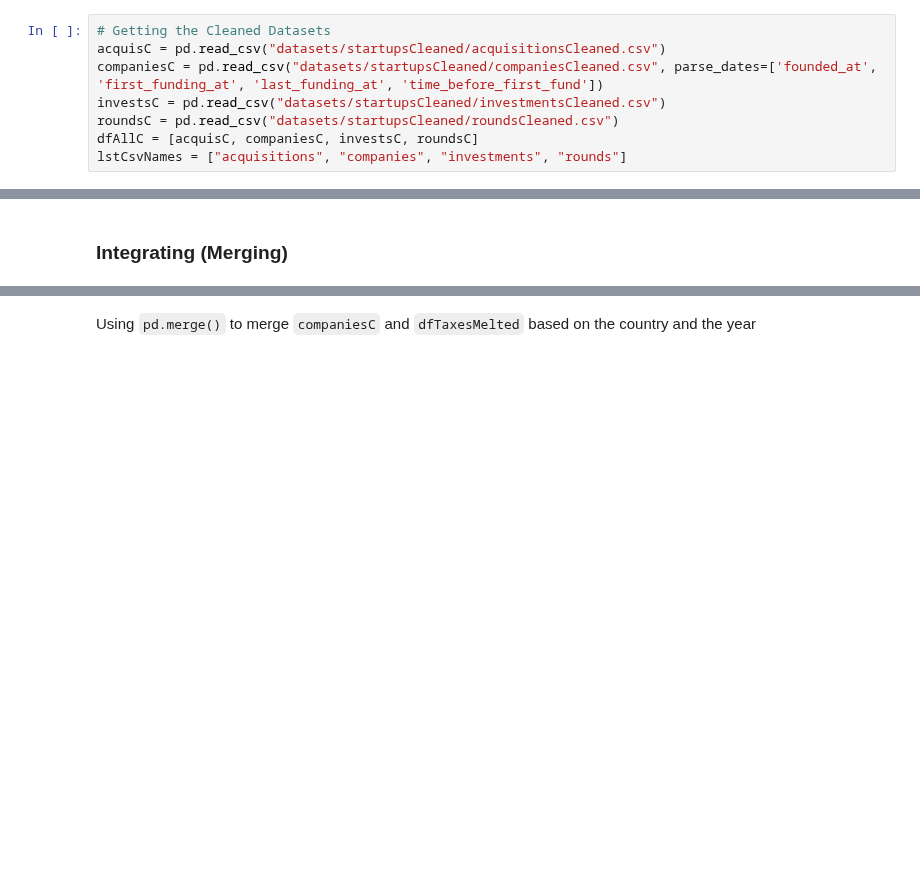
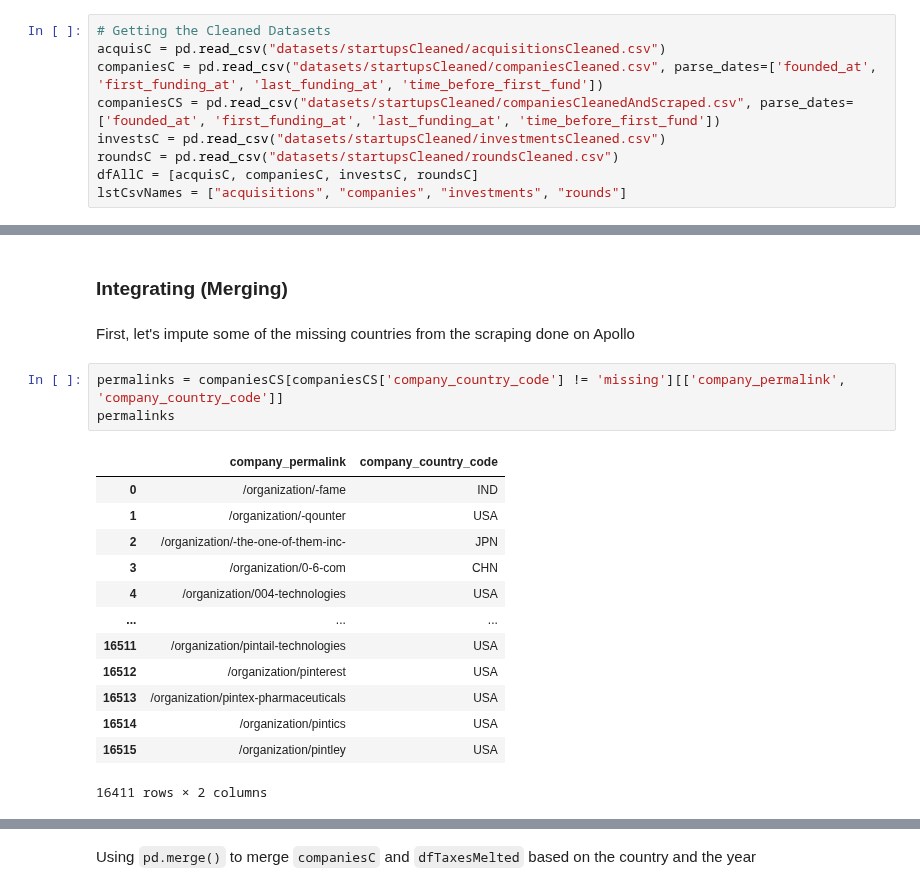
Before and after one commit to OdyAsh/StartupCompanies, a Jupyter notebook: Ashraf-Startup-Companies.ipynb, the cells around one changed output, grey strips where cells are left out. Drawn from its saved outputs; the diff is of its cells as text; blank space fills up the shorter version.

```diff
--- a/Ashraf-Startup-Companies.ipynb
+++ b/Ashraf-Startup-Companies.ipynb
@@ -22,6 +22,7 @@ import seaborn as sns;
 # Getting the Cleaned Datasets
 acquisC = pd.read_csv("datasets/startupsCleaned/acquisitionsCleaned.csv")
 companiesC = pd.read_csv("datasets/startupsCleaned/companiesCleaned.csv", parse_dates=['founded_at', 'first_funding_at', 'last_funding_at', 'time_before_first_fund'])
+companiesCS = pd.read_csv("datasets/startupsCleaned/companiesCleanedAndScraped.csv", parse_dates=['founded_at', 'first_funding_at', 'last_funding_at', 'time_before_first_fund'])
 investsC = pd.read_csv("datasets/startupsCleaned/investmentsCleaned.csv")
 roundsC = pd.read_csv("datasets/startupsCleaned/roundsCleaned.csv")
 dfAllC = [acquisC, companiesC, investsC, roundsC]
@@ -390,2 +377,21 @@ Name: founded_at_year, Length: 66325, dtype: int32
 # %% [markdown]
 ### Integrating (Merging)
+# %% [markdown]
+First, let's impute some of the missing countries from the scraping done on Apollo
+# %%
+permalinks = companiesCS[companiesCS['company_country_code'] != 'missing'][['company_permalink', 'company_country_code']]
+permalinks
+# %% [output]
+|  | company_permalink | company_country_code |
+| 0 | /organization/-fame | IND |
+| 1 | /organization/-qounter | USA |
+| 2 | /organization/-the-one-of-them-inc- | JPN |
+| 3 | /organization/0-6-com | CHN |
+| 4 | /organization/004-technologies | USA |
+| ... | ... | ... |
+| 16511 | /organization/pintail-technologies | USA |
+| 16512 | /organization/pinterest | USA |
+| 16513 | /organization/pintex-pharmaceuticals | USA |
+| 16514 | /organization/pintics | USA |
+| 16515 | /organization/pintley | USA |
+16411 rows × 2 columns
```
Also changed, not shown: parts of 36 cells of this notebook, 3 other files.
